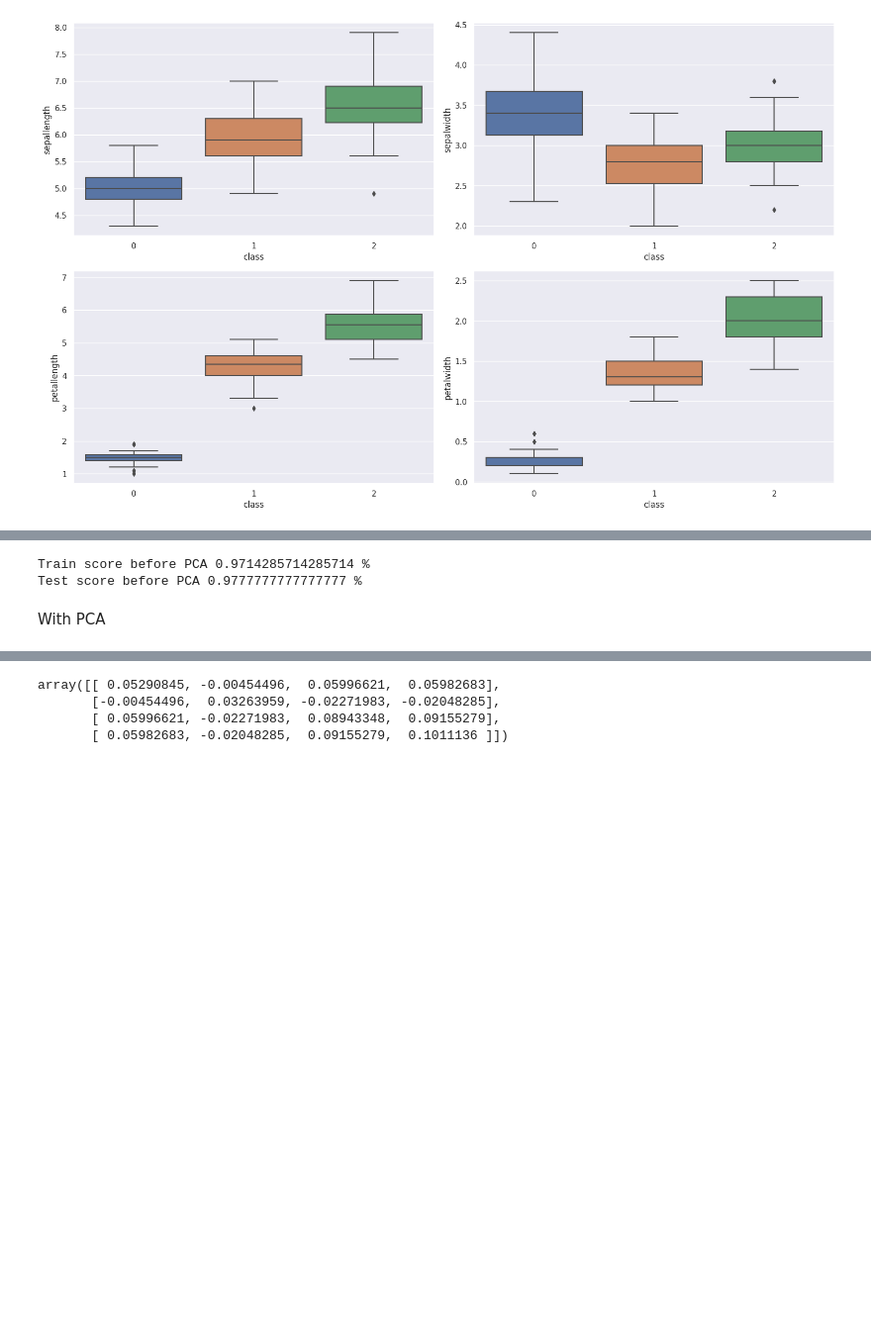
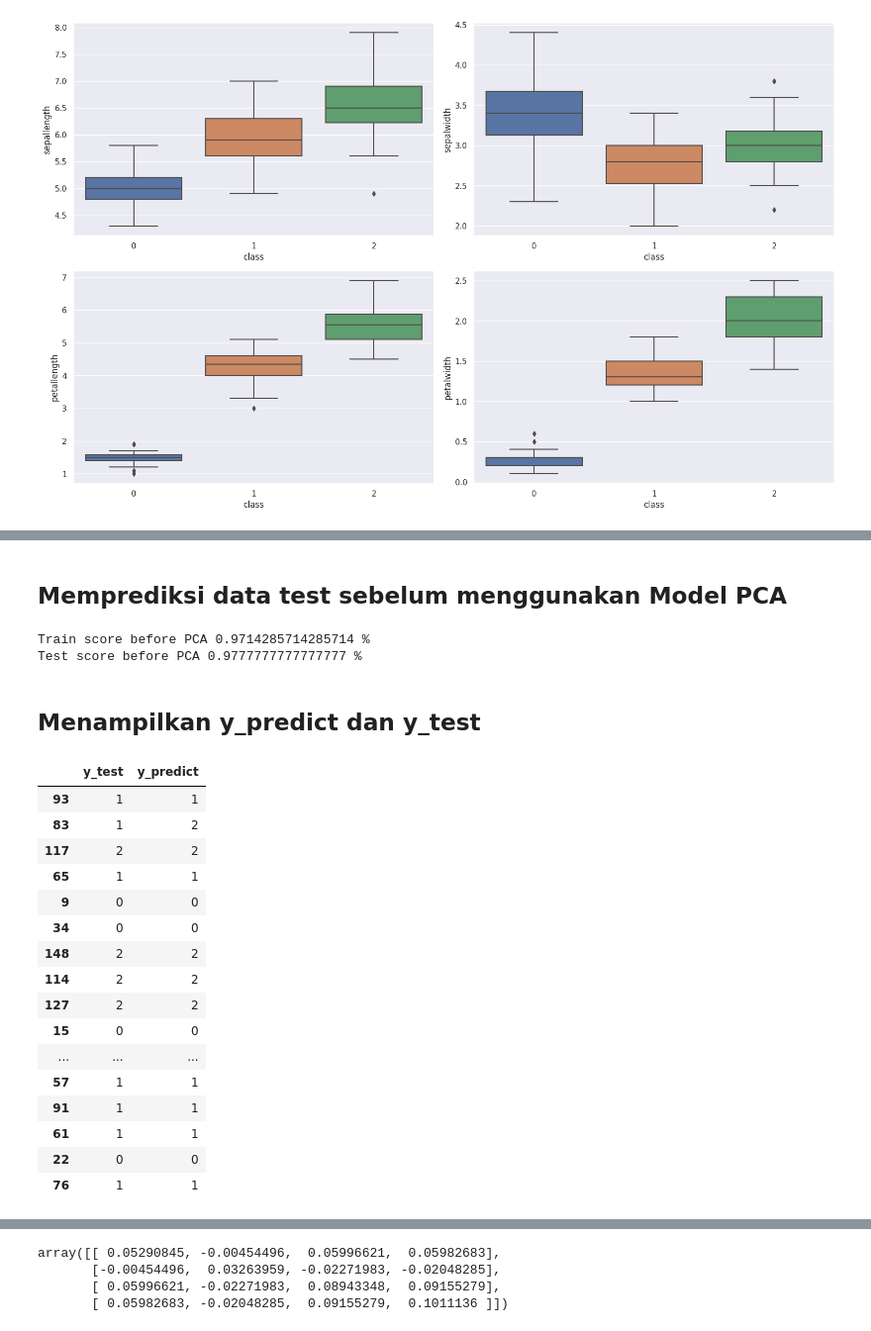
Before and after one commit to cndylmr02/pendata, a Jupyter notebook: _sources/Iris-pca.ipynb, the cells around one changed output, grey strips where cells are left out. Shown at 99% size. Drawn from its saved outputs; the diff is of its cells as text; code cells hidden in the pictures; blank space fills up the shorter version.

```diff
--- a/_sources/Iris-pca.ipynb
+++ b/_sources/Iris-pca.ipynb
@@ -117,10 +254,34 @@ X_train, X_test, y_train, y_test = train_test_split(X, y, test_size = 0.3, rando
+# %% [markdown]
+## Memprediksi data test sebelum menggunakan Model PCA
 # %%
 knn = KNeighborsClassifier(7)
 knn.fit(X_train,y_train)
+y_predict=knn.predict(X_test)
 print("Train score before PCA",knn.score(X_train,y_train),"%")
 print("Test score before PCA",knn.score(X_test,y_test),"%")
 # %% [output]
 Train score before PCA 0.9714285714285714 %
 Test score before PCA 0.9777777777777777 %
-# %% [markdown]
-With PCA
+# %% [markdown]
+## Menampilkan y_predict dan y_test
+# %%
+df = pd.DataFrame({'y_test':y_test, 'y_predict':y_predict})
+df
+# %% [output]
+|  | y_test | y_predict |
+| 93 | 1 | 1 |
+| 83 | 1 | 2 |
+| 117 | 2 | 2 |
+| 65 | 1 | 1 |
+| 9 | 0 | 0 |
+| 34 | 0 | 0 |
+| 148 | 2 | 2 |
+| 114 | 2 | 2 |
+| 127 | 2 | 2 |
+| 15 | 0 | 0 |
+| ... | ... | ... |
+| 57 | 1 | 1 |
+| 91 | 1 | 1 |
+| 61 | 1 | 1 |
+| 22 | 0 | 0 |
+| 76 | 1 | 1 |
```
Also changed, not shown: parts of 23 cells of this notebook, 14 other files.
